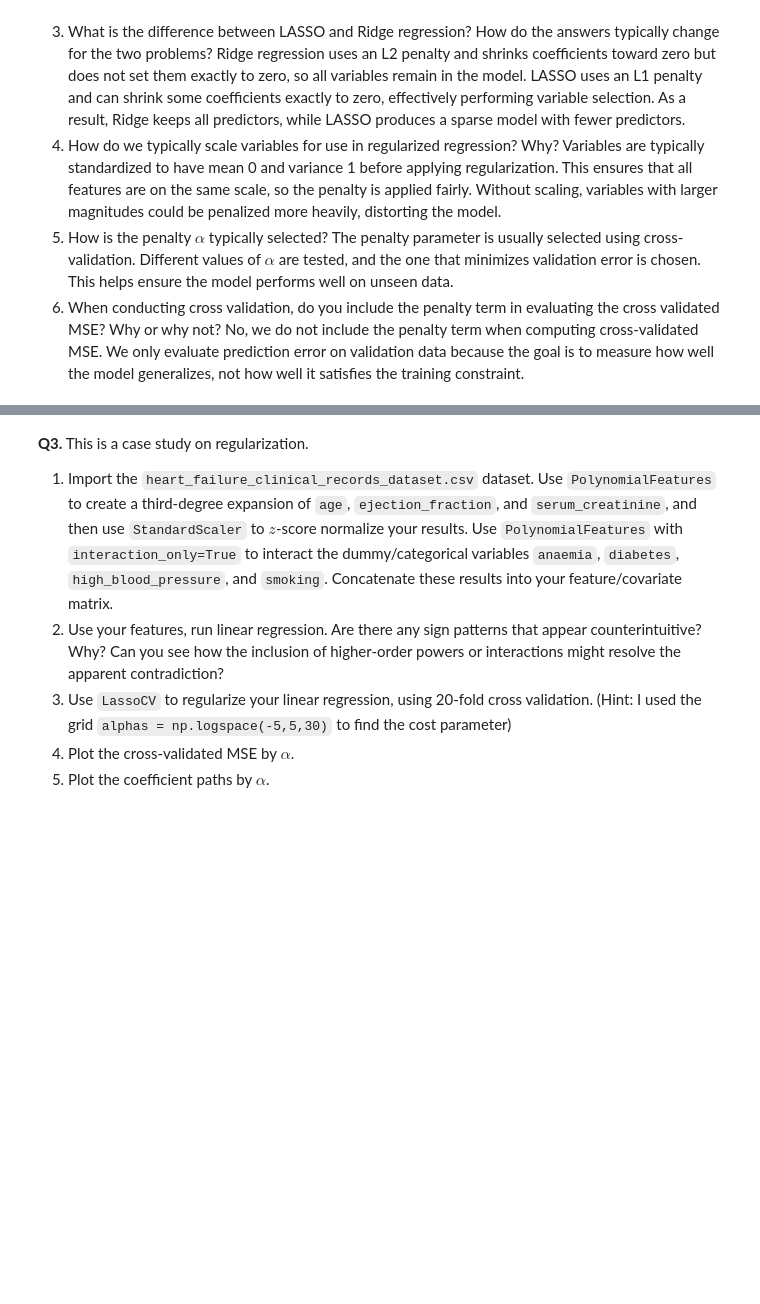
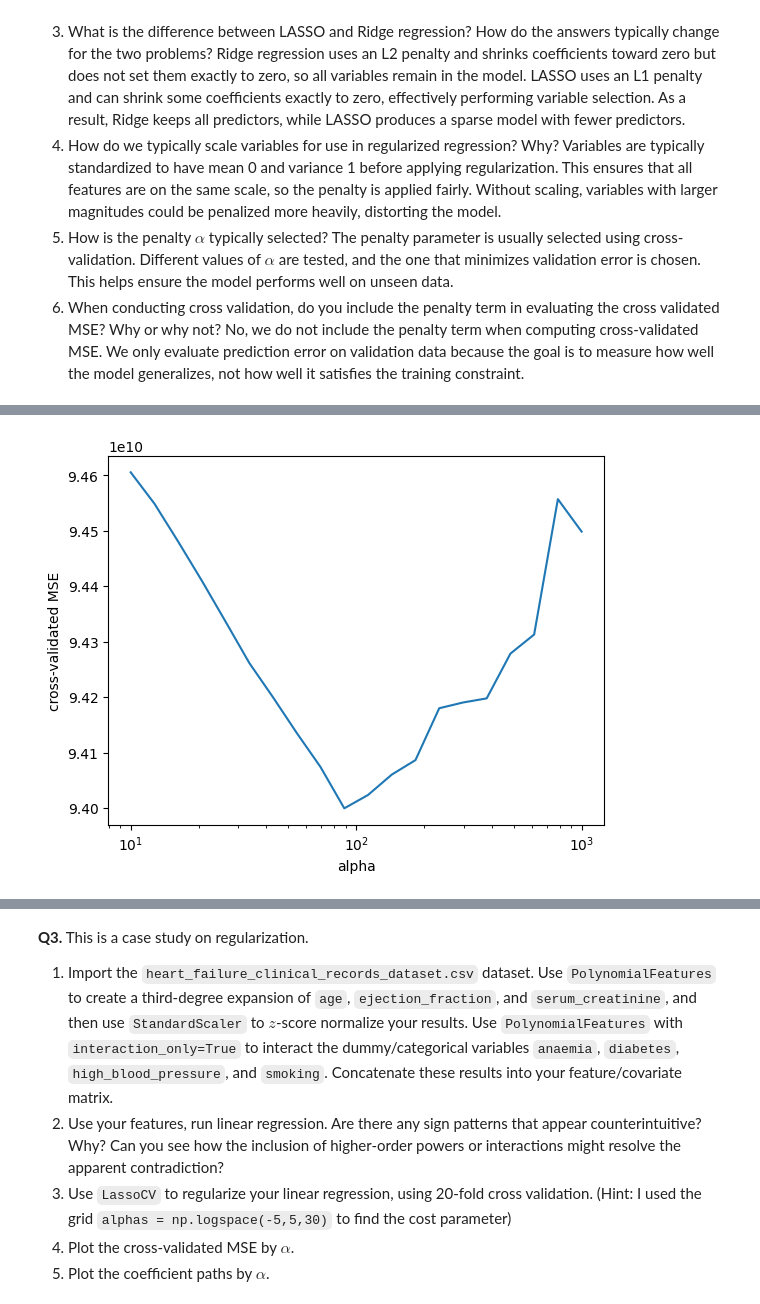
Before and after one commit to katiehutc/undergrad_ml_assignments, a Jupyter notebook: 04_assignment_regularization.ipynb, the cells around one changed output, grey strips where cells are left out. Drawn from its saved outputs; the diff is of its cells as text; code cells hidden in the pictures; blank space fills up the shorter version.

```diff
--- a/04_assignment_regularization.ipynb
+++ b/04_assignment_regularization.ipynb
@@ -22,0 +42,81 @@ Adding a penalty to MSE discourages large model coefficients, which helps preven
+# %%
+import numpy as np
+import pandas as pd
+import matplotlib.pyplot as plt
+
+from sklearn.preprocessing import PolynomialFeatures, StandardScaler
+from sklearn.linear_model import LinearRegression, LassoCV, lasso_path
+from sklearn.pipeline import Pipeline
+
+# part 1
+df = pd.read_csv("/content/data/cars_hw.csv")
+
+df["Age"] = 2026 - df["Make_Year"]
+
+X = df[["Mileage_Run", "Age"]]
+y = df["Price"]
+
+# polynomial features + scaler
+poly = PolynomialFeatures(degree=3, include_bias=False)
+scaler = StandardScaler()
+
+X_poly = poly.fit_transform(X)
+X_scaled = scaler.fit_transform(X_poly)
+feature_names = poly.get_feature_names_out(["Mileage_Run", "Age"])
+
+# part 2: linear regression
+linreg = LinearRegression()
+linreg.fit(X_scaled, y)
+
+coeffs = pd.Series(linreg.coef_, index=feature_names)
+
+# Find interaction term
+print("interaction term: ", coeffs["Mileage_Run Age"])
+
+# part 3: lasso with cv
+alphas = np.logspace(1, 3, 20)
+
+lasso_cv = LassoCV(alphas=alphas, cv=20, max_iter=100000)
+lasso_cv.fit(X_scaled, y)
+
+# plot CV MSE vs alpha
+mse_mean = np.mean(lasso_cv.mse_path_, axis=1)
+
+plt.figure()
+plt.plot(lasso_cv.alphas_, mse_mean)
+plt.xscale("log")
+plt.xlabel("alpha")
+plt.ylabel("cross-validated MSE")
+plt.show()
+
+# coefficient paths
+alphas_lasso, coefs_lasso, _ = lasso_path(X_scaled, y, alphas=alphas)
+
+plt.figure()
+for i in range(coefs_lasso.shape[0]):
+    plt.plot(alphas_lasso, coefs_lasso[i], label=feature_names[i])
+
+plt.xscale("log")
+plt.xlabel("alpha")
+plt.ylabel("coefficients")
+plt.show()
+
+# find selected features
+lasso_coefs = pd.Series(lasso_cv.coef_, index=feature_names)
+
+selected = lasso_coefs[lasso_coefs != 0]
+num_zero = np.sum(lasso_coefs == 0)
+prop_zero = num_zero / len(lasso_coefs)
+
+print("\nselected features:")
+print(selected)
+
+print("\nproportion of coefficients set to zero:", prop_zero)
+
+# compare linear vs lasso
+comparison = pd.DataFrame({
+    "Linear": coeffs,
+    "LASSO": lasso_coefs
+})
+print(comparison.sort_values(by="Linear", key=abs, ascending=False))
+# %% [output]
@@ -22,0 +124 @@ Adding a penalty to MSE discourages large model coefficients, which helps preven
+[figure, added]
```
Also changed, not shown: parts of 3 cells of this notebook.
